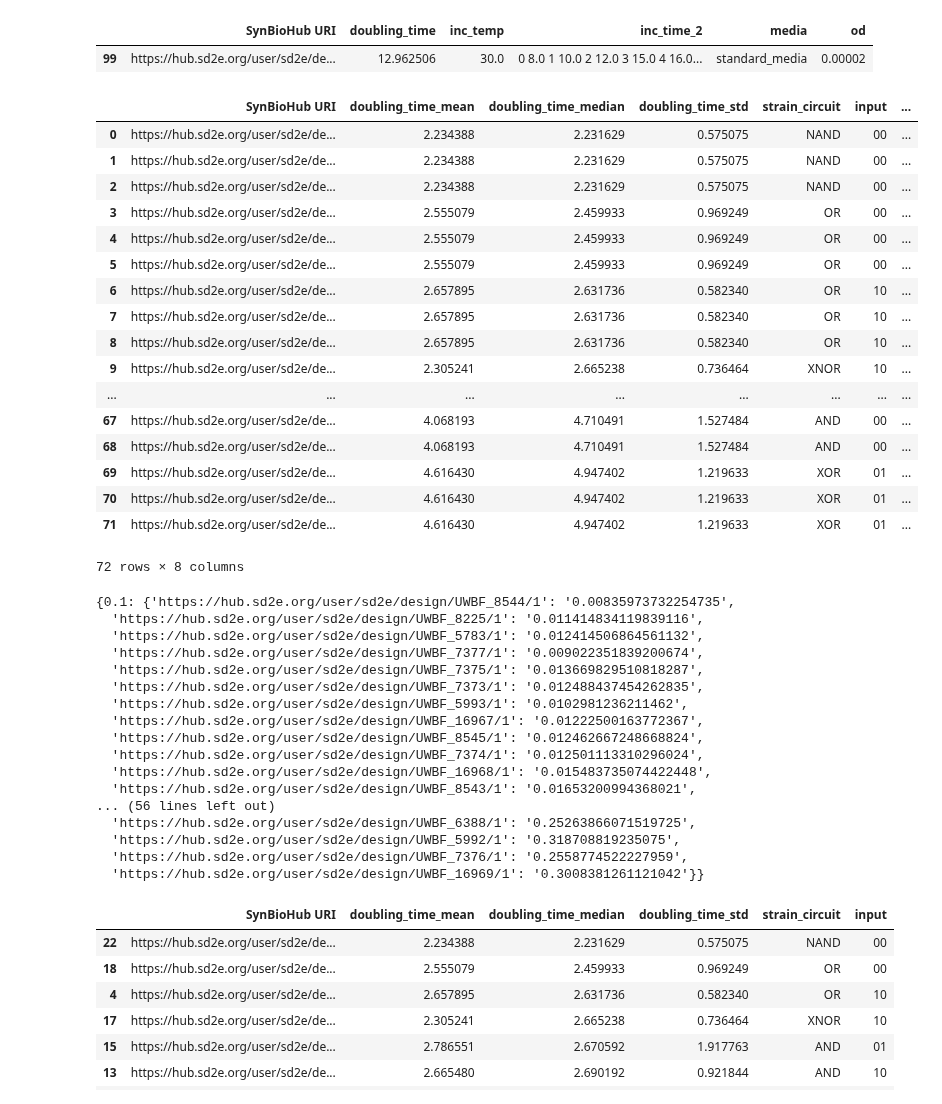
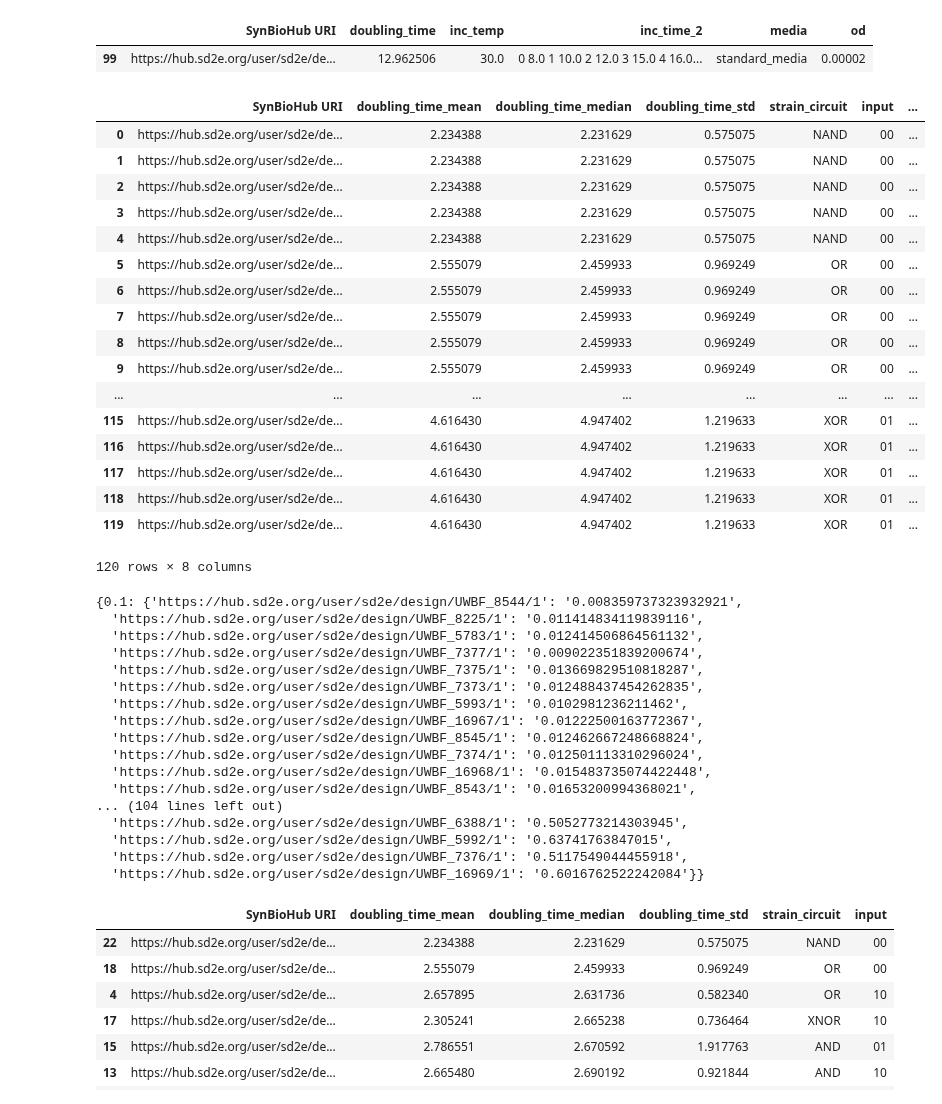
Before and after one commit to SD2E/pysd2cat, a Jupyter notebook: notebooks/OD_prediction.ipynb, the cells around one changed output. Saved outputs shown, nothing was run; the diff lists cells and outputs as text; code cells hidden in the pictures.

```diff
--- a/notebooks/OD_prediction.ipynb
+++ b/notebooks/OD_prediction.ipynb
@@ -223,43 +223,43 @@ doubling_times.loc[doubling_times['doubling_time'] > 10.0]
 # %%
 doubling_variance = doubling_times.groupby(['SynBioHub URI', 'media', 'inc_temp']).agg( [np.mean, np.median, np.std]).drop(columns=['od']).reset_index()
 doubling_variance.columns = doubling_variance.columns = [ "_".join(x) if x[1] != '' else x[0] for x in doubling_variance.columns.ravel()]
 #print(doubling_variance.columns.ravel())
 #print(df.dtypes)
 doubling_variance = doubling_variance.merge(df[['SynBioHub URI', 'strain_circuit', 'input']].drop_duplicates(), on='SynBioHub URI', how='left')
 doubling_variance = doubling_variance.drop(columns=[ 'media', 'inc_temp'])
 doubling_variance = doubling_variance.sort_values(by='doubling_time_median', ascending=True)
 
 
 
-targets=[0.1, 0.5, 1.0]
+targets=[0.1, 0.5, 1.0, 1.5, 2.0]
 doubling_target = doubling_variance.copy()
 
 doubling_target.loc[:,'key'] = 0
 fdf = pd.DataFrame({'post_od_raw' : targets})
 fdf.loc[:,'key'] = 0
 doubling_target = doubling_target.merge(fdf, how='left', on='key').drop(columns=['key'])
 
 doubling_target.loc[:,'od'] = doubling_target.apply(lambda x: x['post_od_raw']/np.exp2(8.0 / x['doubling_time_mean']), axis=1)
 doubling_target
 # %% [output]
 |  | SynBioHub URI | doubling_time_mean | doubling_time_median | doubling_time_std | strain_circuit | input | ... |
 | 0 | https://hub.sd2e.org/user/sd2e/de... | 2.234388 | 2.231629 | 0.575075 | NAND | 00 | ... |
 | 1 | https://hub.sd2e.org/user/sd2e/de... | 2.234388 | 2.231629 | 0.575075 | NAND | 00 | ... |
 | 2 | https://hub.sd2e.org/user/sd2e/de... | 2.234388 | 2.231629 | 0.575075 | NAND | 00 | ... |
-| 3 | https://hub.sd2e.org/user/sd2e/de... | 2.555079 | 2.459933 | 0.969249 | OR | 00 | ... |
-| 4 | https://hub.sd2e.org/user/sd2e/de... | 2.555079 | 2.459933 | 0.969249 | OR | 00 | ... |
+| 3 | https://hub.sd2e.org/user/sd2e/de... | 2.234388 | 2.231629 | 0.575075 | NAND | 00 | ... |
+| 4 | https://hub.sd2e.org/user/sd2e/de... | 2.234388 | 2.231629 | 0.575075 | NAND | 00 | ... |
 | 5 | https://hub.sd2e.org/user/sd2e/de... | 2.555079 | 2.459933 | 0.969249 | OR | 00 | ... |
-| 6 | https://hub.sd2e.org/user/sd2e/de... | 2.657895 | 2.631736 | 0.582340 | OR | 10 | ... |
-| 7 | https://hub.sd2e.org/user/sd2e/de... | 2.657895 | 2.631736 | 0.582340 | OR | 10 | ... |
-| 8 | https://hub.sd2e.org/user/sd2e/de... | 2.657895 | 2.631736 | 0.582340 | OR | 10 | ... |
-| 9 | https://hub.sd2e.org/user/sd2e/de... | 2.305241 | 2.665238 | 0.736464 | XNOR | 10 | ... |
+| 6 | https://hub.sd2e.org/user/sd2e/de... | 2.555079 | 2.459933 | 0.969249 | OR | 00 | ... |
+| 7 | https://hub.sd2e.org/user/sd2e/de... | 2.555079 | 2.459933 | 0.969249 | OR | 00 | ... |
+| 8 | https://hub.sd2e.org/user/sd2e/de... | 2.555079 | 2.459933 | 0.969249 | OR | 00 | ... |
+| 9 | https://hub.sd2e.org/user/sd2e/de... | 2.555079 | 2.459933 | 0.969249 | OR | 00 | ... |
 | ... | ... | ... | ... | ... | ... | ... | ... |
-| 67 | https://hub.sd2e.org/user/sd2e/de... | 4.068193 | 4.710491 | 1.527484 | AND | 00 | ... |
-| 68 | https://hub.sd2e.org/user/sd2e/de... | 4.068193 | 4.710491 | 1.527484 | AND | 00 | ... |
-| 69 | https://hub.sd2e.org/user/sd2e/de... | 4.616430 | 4.947402 | 1.219633 | XOR | 01 | ... |
-| 70 | https://hub.sd2e.org/user/sd2e/de... | 4.616430 | 4.947402 | 1.219633 | XOR | 01 | ... |
-| 71 | https://hub.sd2e.org/user/sd2e/de... | 4.616430 | 4.947402 | 1.219633 | XOR | 01 | ... |
+| 115 | https://hub.sd2e.org/user/sd2e/de... | 4.616430 | 4.947402 | 1.219633 | XOR | 01 | ... |
+| 116 | https://hub.sd2e.org/user/sd2e/de... | 4.616430 | 4.947402 | 1.219633 | XOR | 01 | ... |
+| 117 | https://hub.sd2e.org/user/sd2e/de... | 4.616430 | 4.947402 | 1.219633 | XOR | 01 | ... |
+| 118 | https://hub.sd2e.org/user/sd2e/de... | 4.616430 | 4.947402 | 1.219633 | XOR | 01 | ... |
+| 119 | https://hub.sd2e.org/user/sd2e/de... | 4.616430 | 4.947402 | 1.219633 | XOR | 01 | ... |
-72 rows × 8 columns
+120 rows × 8 columns
 # %%
 exps = {}
 for t in targets:
@@ -269,7 +269,7 @@ for t in targets:
         exps[t][row['SynBioHub URI']] = str(row['od'])
 exps
 # %% [output]
-{0.1: {'https://hub.sd2e.org/user/sd2e/design/UWBF_8544/1': '0.00835973732254735',
+{0.1: {'https://hub.sd2e.org/user/sd2e/design/UWBF_8544/1': '0.008359737323932921',
   'https://hub.sd2e.org/user/sd2e/design/UWBF_8225/1': '0.011414834119839116',
   'https://hub.sd2e.org/user/sd2e/design/UWBF_5783/1': '0.012414506864561132',
   'https://hub.sd2e.org/user/sd2e/design/UWBF_7377/1': '0.009022351839200674',
@@ -281,11 +281,11 @@ exps
   'https://hub.sd2e.org/user/sd2e/design/UWBF_7374/1': '0.012501113310296024',
   'https://hub.sd2e.org/user/sd2e/design/UWBF_16968/1': '0.015483735074422448',
   'https://hub.sd2e.org/user/sd2e/design/UWBF_8543/1': '0.01653200994368021',
-... (56 lines left out)
-  'https://hub.sd2e.org/user/sd2e/design/UWBF_6388/1': '0.25263866071519725',
-  'https://hub.sd2e.org/user/sd2e/design/UWBF_5992/1': '0.318708819235075',
-  'https://hub.sd2e.org/user/sd2e/design/UWBF_7376/1': '0.2558774522227959',
-  'https://hub.sd2e.org/user/sd2e/design/UWBF_16969/1': '0.3008381261121042'}}
+... (104 lines left out)
+  'https://hub.sd2e.org/user/sd2e/design/UWBF_6388/1': '0.5052773214303945',
+  'https://hub.sd2e.org/user/sd2e/design/UWBF_5992/1': '0.63741763847015',
+  'https://hub.sd2e.org/user/sd2e/design/UWBF_7376/1': '0.5117549044455918',
+  'https://hub.sd2e.org/user/sd2e/design/UWBF_16969/1': '0.6016762522242084'}}
 # %%
 doubling_variance
 # %% [output]
```
Also changed, not shown: parts of 2 cells of this notebook, 1 other file.
